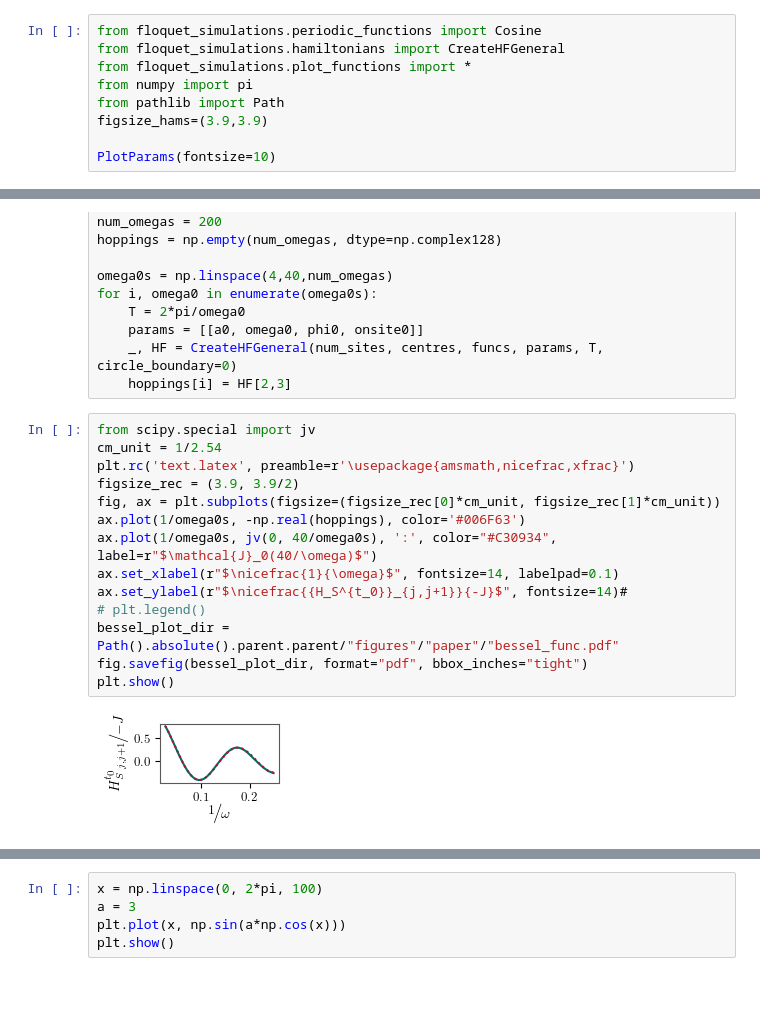
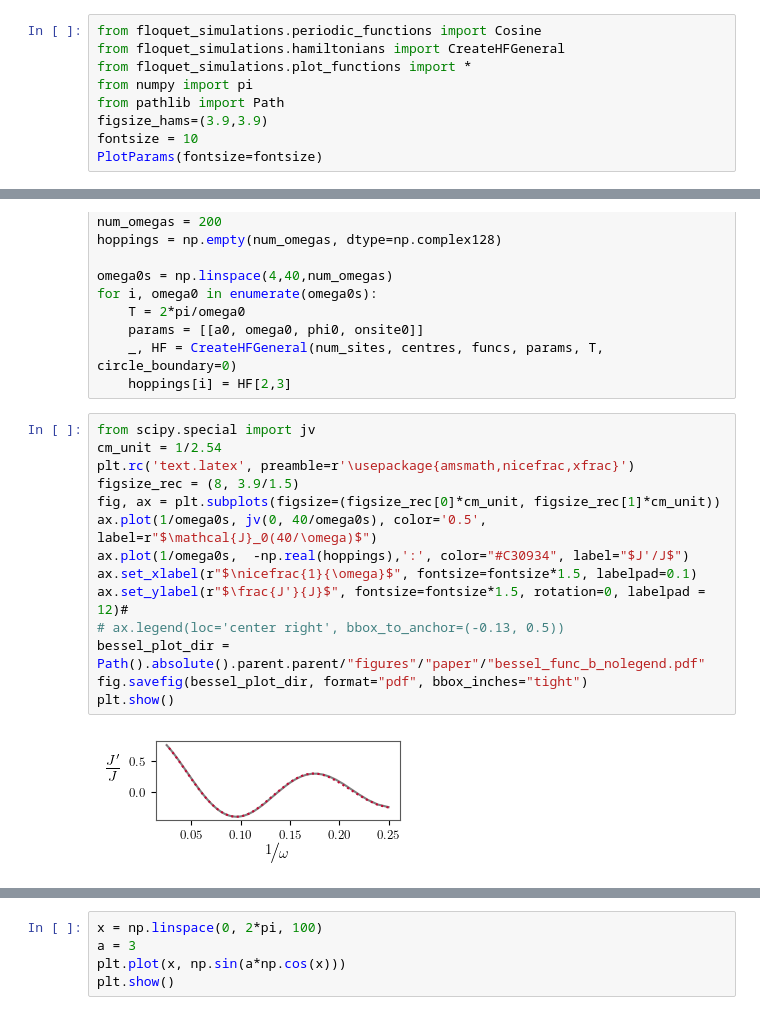
Before and after one commit to georgianixon/floquet-simulations, a Jupyter notebook: jupyter/local_mod_paper_figures/hamiltonian_plots_for_paper.ipynb, the cells around one changed output, grey strips where cells are left out. Drawn from its saved outputs; the diff is of its cells as text; blank space fills up the shorter version.

```diff
--- a/jupyter/local_mod_paper_figures/hamiltonian_plots_for_paper.ipynb
+++ b/jupyter/local_mod_paper_figures/hamiltonian_plots_for_paper.ipynb
@@ -5,8 +5,8 @@ from floquet_simulations.plot_functions import *
 from numpy import pi
 from pathlib import Path
 figsize_hams=(3.9,3.9)
-
-PlotParams(fontsize=10)
+fontsize = 10
+PlotParams(fontsize=fontsize)
 # %%
 #SSH4
 num_sites = 9
@@ -181,16 +188,16 @@ for i, omega0 in enumerate(omega0s):
 # %%
 from scipy.special import jv
 cm_unit = 1/2.54
 plt.rc('text.latex', preamble=r'\usepackage{amsmath,nicefrac,xfrac}')
-figsize_rec = (3.9, 3.9/2)
+figsize_rec = (8, 3.9/1.5)
 fig, ax = plt.subplots(figsize=(figsize_rec[0]*cm_unit, figsize_rec[1]*cm_unit))
-ax.plot(1/omega0s, -np.real(hoppings), color='#006F63')
-ax.plot(1/omega0s, jv(0, 40/omega0s), ':', color="#C30934", label=r"$\mathcal{J}_0(40/\omega)$")
-ax.set_xlabel(r"$\nicefrac{1}{\omega}$", fontsize=14, labelpad=0.1)
-ax.set_ylabel(r"$\nicefrac{{H_S^{t_0}}_{j,j+1}}{-J}$", fontsize=14)#
-# plt.legend()
-bessel_plot_dir =  Path().absolute().parent.parent/"figures"/"paper"/"bessel_func.pdf"
+ax.plot(1/omega0s, jv(0, 40/omega0s), color='0.5', label=r"$\mathcal{J}_0(40/\omega)$")
+ax.plot(1/omega0s,  -np.real(hoppings),':', color="#C30934", label="$J'/J$")
+ax.set_xlabel(r"$\nicefrac{1}{\omega}$", fontsize=fontsize*1.5, labelpad=0.1)
+ax.set_ylabel(r"$\frac{J'}{J}$", fontsize=fontsize*1.5, rotation=0, labelpad = 12)#
+# ax.legend(loc='center right', bbox_to_anchor=(-0.13, 0.5))
+bessel_plot_dir =  Path().absolute().parent.parent/"figures"/"paper"/"bessel_func_b_nolegend.pdf"
 fig.savefig(bessel_plot_dir, format="pdf", bbox_inches="tight")
 plt.show()
 # %% [output]
-[figure, old version]
+[figure, new version]
```
Also changed, not shown: parts of 7 cells of this notebook, 4 other files.
